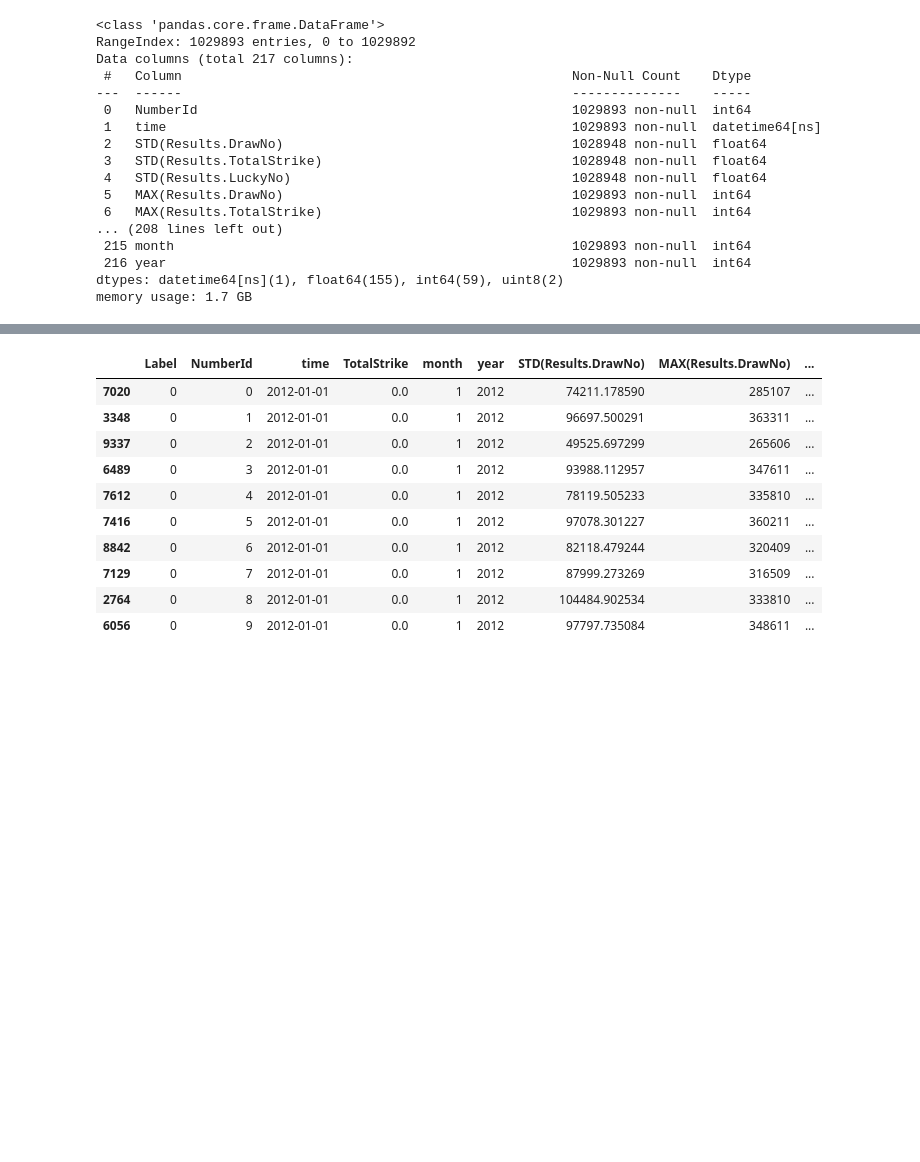
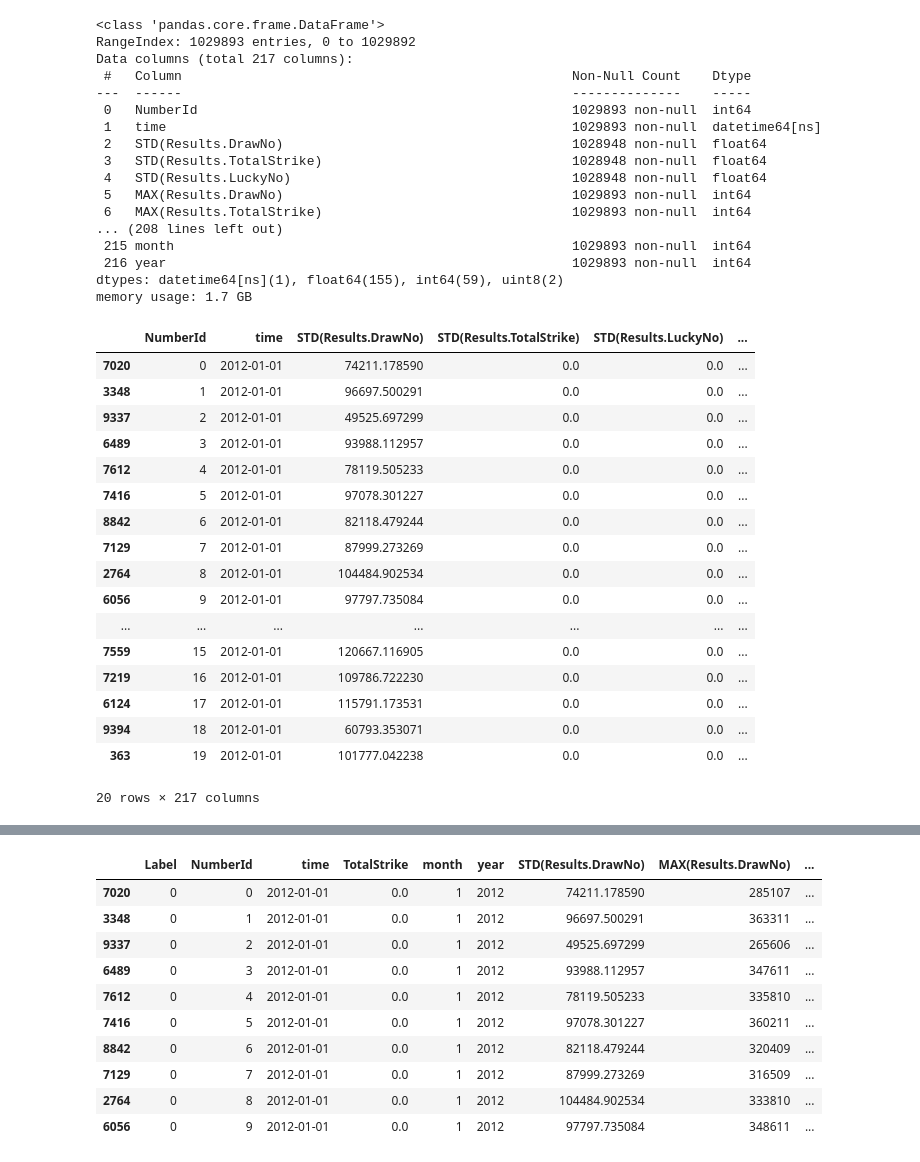
Before and after one commit to mengwangk/dl-projects, a Jupyter notebook: 04_14_gbdt_01.ipynb, the cells around one changed output, grey strips where cells are left out. Drawn from its saved outputs; the diff is of its cells as text; code cells hidden in the pictures; blank space fills up the shorter version.

```diff
--- a/04_14_gbdt_01.ipynb
+++ b/04_14_gbdt_01.ipynb
@@ -191,7 +185,27 @@ memory usage: 1.7 GB
 # %%
 feature_matrix = data
 feature_matrix = data.fillna(0)
 feature_matrix.sort_values(by=['time', 'MAX(Results.LuckyNo)'], inplace=True)
+feature_matrix.head(20)
+# %% [output]
+|  | NumberId | time | STD(Results.DrawNo) | STD(Results.TotalStrike) | STD(Results.LuckyNo) | ... |
+| 7020 | 0 | 2012-01-01 | 74211.178590 | 0.0 | 0.0 | ... |
+| 3348 | 1 | 2012-01-01 | 96697.500291 | 0.0 | 0.0 | ... |
+| 9337 | 2 | 2012-01-01 | 49525.697299 | 0.0 | 0.0 | ... |
+| 6489 | 3 | 2012-01-01 | 93988.112957 | 0.0 | 0.0 | ... |
+| 7612 | 4 | 2012-01-01 | 78119.505233 | 0.0 | 0.0 | ... |
+| 7416 | 5 | 2012-01-01 | 97078.301227 | 0.0 | 0.0 | ... |
+| 8842 | 6 | 2012-01-01 | 82118.479244 | 0.0 | 0.0 | ... |
+| 7129 | 7 | 2012-01-01 | 87999.273269 | 0.0 | 0.0 | ... |
+| 2764 | 8 | 2012-01-01 | 104484.902534 | 0.0 | 0.0 | ... |
+| 6056 | 9 | 2012-01-01 | 97797.735084 | 0.0 | 0.0 | ... |
+| ... | ... | ... | ... | ... | ... | ... |
+| 7559 | 15 | 2012-01-01 | 120667.116905 | 0.0 | 0.0 | ... |
+| 7219 | 16 | 2012-01-01 | 109786.722230 | 0.0 | 0.0 | ... |
+| 6124 | 17 | 2012-01-01 | 115791.173531 | 0.0 | 0.0 | ... |
+| 9394 | 18 | 2012-01-01 | 60793.353071 | 0.0 | 0.0 | ... |
+| 363 | 19 | 2012-01-01 | 101777.042238 | 0.0 | 0.0 | ... |
+20 rows × 217 columns
 # %%
 from sklearn.feature_selection import SelectKBest
 from sklearn.feature_selection import f_classif, chi2
```
Also changed, not shown: parts of 13 cells of this notebook.
